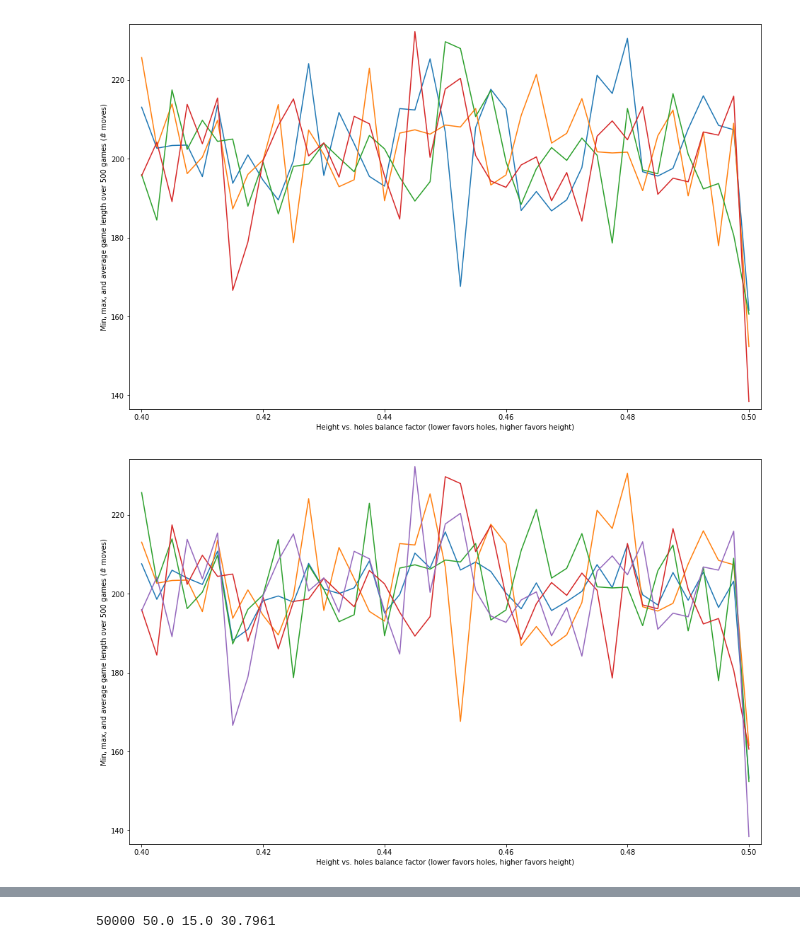
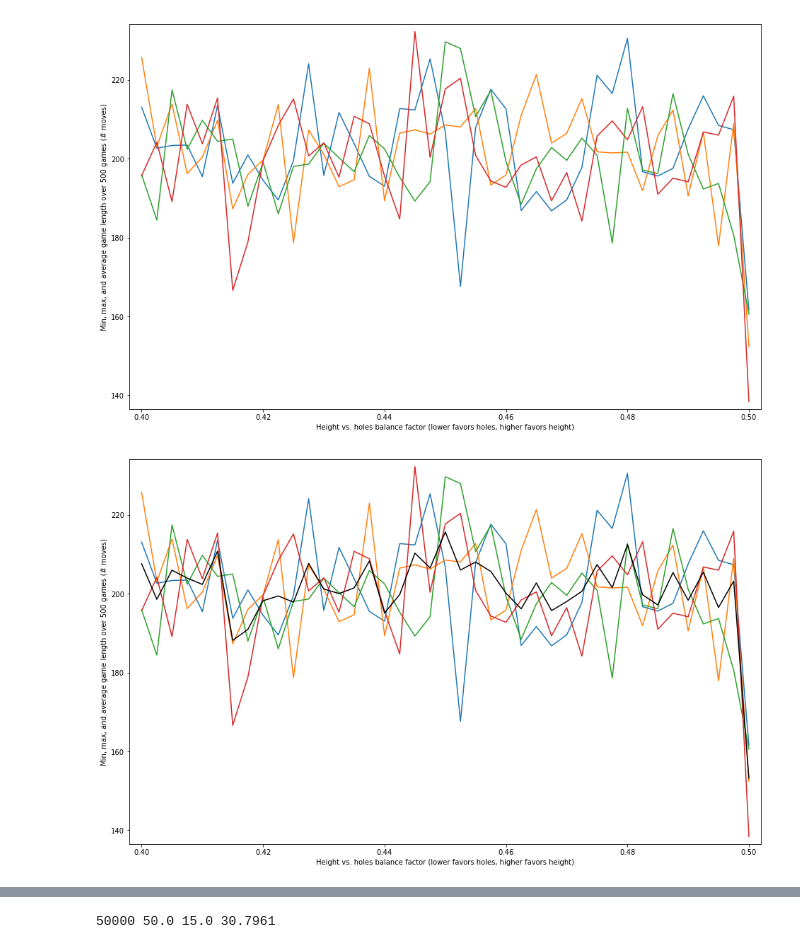
Before and after one commit to josephgriffith/Tetris-AI-Project, a Jupyter notebook: Project Report.ipynb, the cells around one changed output, grey strips where cells are left out. Saved outputs shown, nothing was run; the diff lists cells and outputs as text; code cells hidden in the pictures.

Commit message:
a few graph changes, threw out some useless stuff

```diff
--- a/Project Report.ipynb
+++ b/Project Report.ipynb
@@ -286,15 +286,15 @@ plt.plot(X, D[:,4], "-");
 # %%
 plt.figure(figsize=(16,10))
 plt.margins(.02, .02)
 plt.ylabel("Min, max, and average game length over 500 games (# moves)")
 plt.xlabel("Height vs. holes balance factor (lower favors holes, higher favors height)")
-plt.plot(X, ABCD[:,4], "-");
 plt.plot(X, A[:,4], "-")
 plt.plot(X, B[:,4], "-")
 plt.plot(X, C[:,4], "-")
 plt.plot(X, D[:,4], "-");
+plt.plot(X, ABCD[:,4], "k-");
 # %% [output]
-[figure, old version]
+[figure, new version]
 # %%
 ABCD = copy(A)
 for i in range(len(A)):
```
Also changed, not shown: parts of 4 cells of this notebook.
